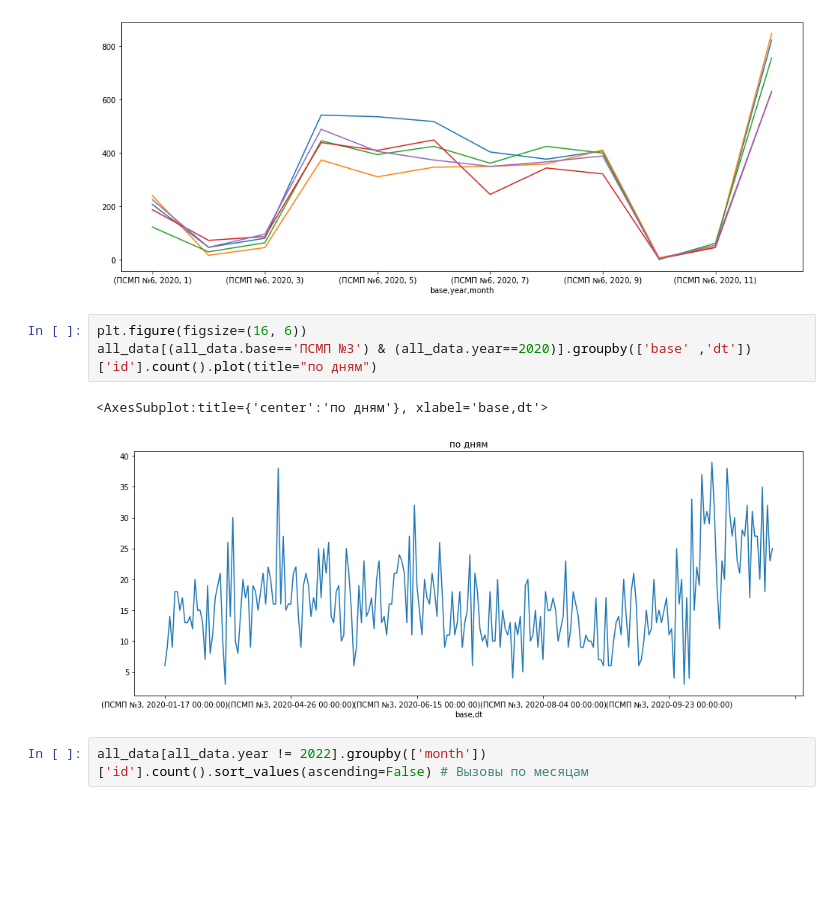
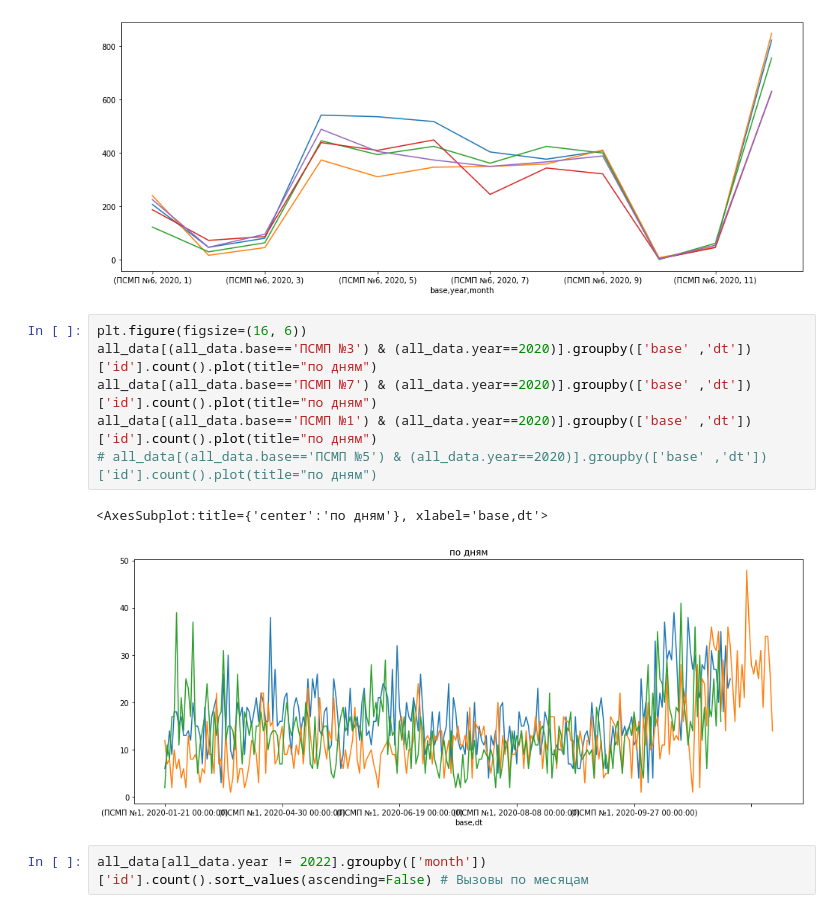
Before and after one commit to kasa10/Digital_Team_Ambulance, a Jupyter notebook: EDA and FE.ipynb, the cells around one changed output. Saved outputs shown, nothing was run; the diff lists cells and outputs as text; blank space fills up the shorter version.

```diff
--- a/EDA and FE.ipynb
+++ b/EDA and FE.ipynb
@@ -219,9 +219,12 @@ all_data[(all_data.base=='ПСМП №6') & (all_data.year==2020)].groupby(['bas
 # %%
 plt.figure(figsize=(16, 6))
 all_data[(all_data.base=='ПСМП №3') & (all_data.year==2020)].groupby(['base' ,'dt'])['id'].count().plot(title="по дням")
+all_data[(all_data.base=='ПСМП №7') & (all_data.year==2020)].groupby(['base' ,'dt'])['id'].count().plot(title="по дням")
+all_data[(all_data.base=='ПСМП №1') & (all_data.year==2020)].groupby(['base' ,'dt'])['id'].count().plot(title="по дням")
+# all_data[(all_data.base=='ПСМП №5') & (all_data.year==2020)].groupby(['base' ,'dt'])['id'].count().plot(title="по дням")
 # %% [output]
 <AxesSubplot:title={'center':'по дням'}, xlabel='base,dt'>
-[figure, old version]
+[figure, new version]
 # %%
 all_data[all_data.year != 2022].groupby(['month'])['id'].count().sort_values(ascending=False) # Вызовы по месяцам
 # %% [output]
```
Also changed, not shown: parts of 19 cells of this notebook.
